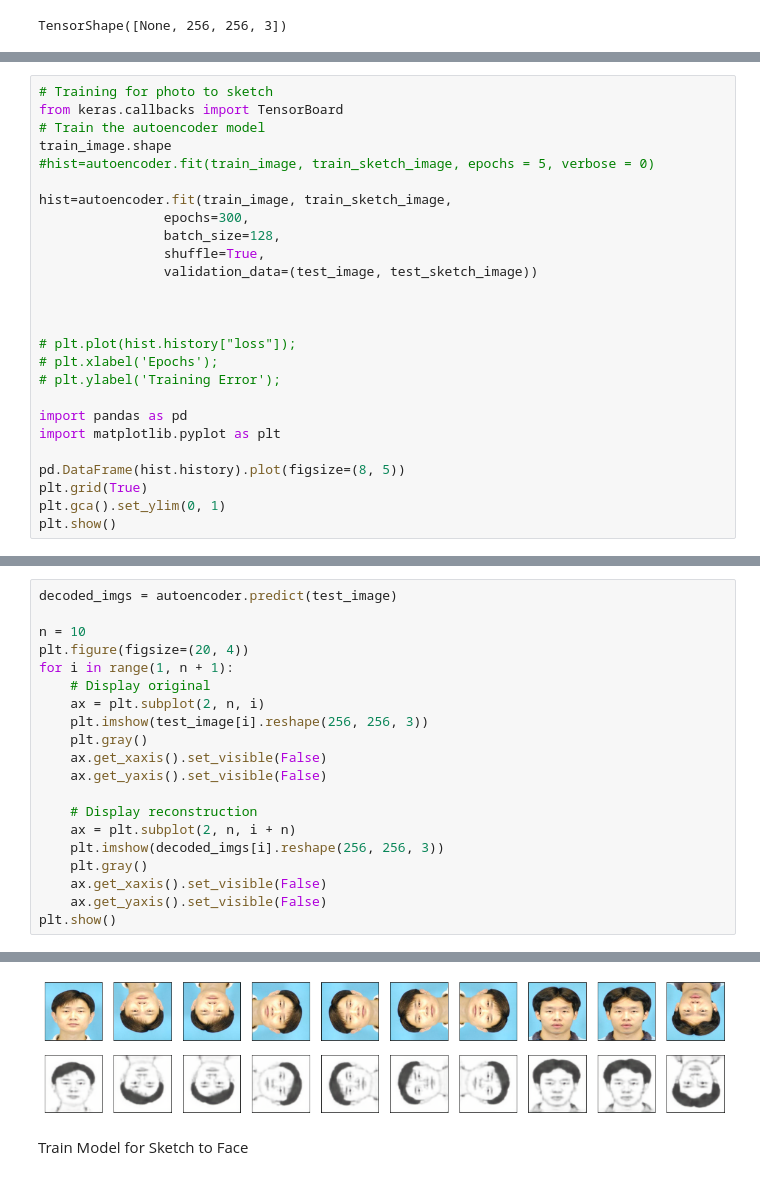
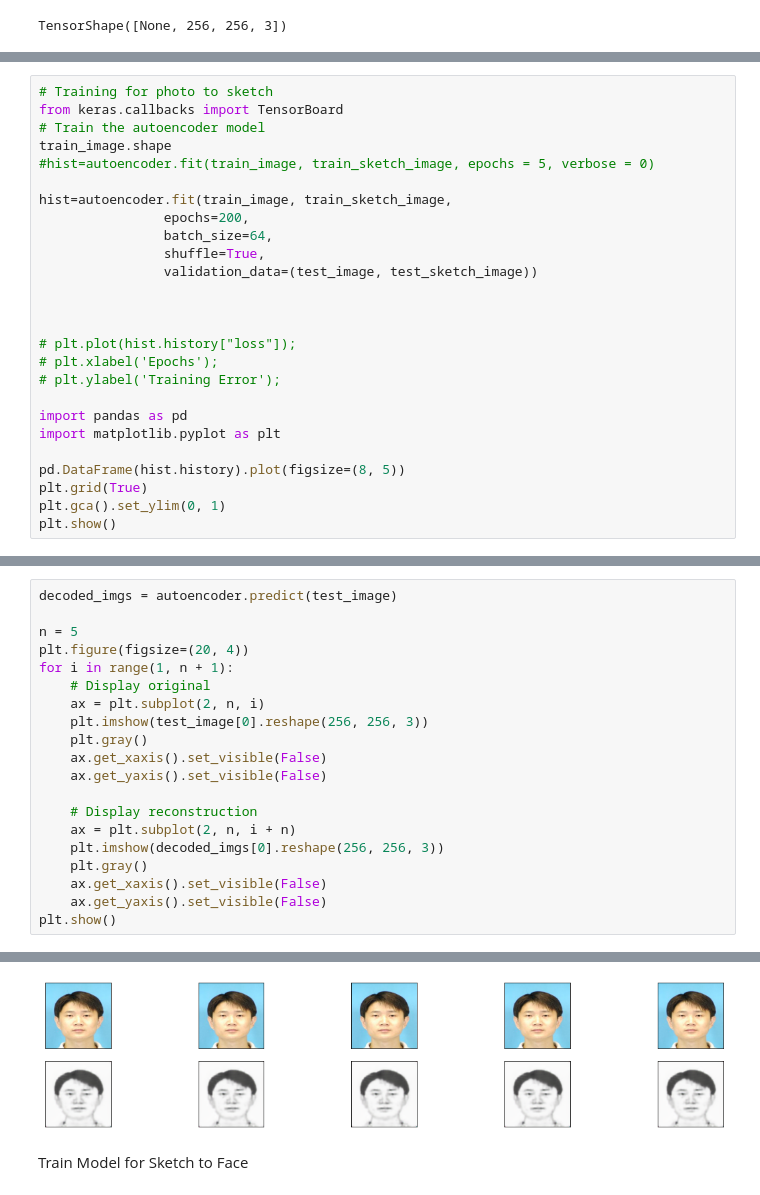
Before and after one commit to MithunKiniStar/AutoEncodersFaceSketch, a Jupyter notebook: Deep_Convolutional_autoencoder.ipynb, the cells around one changed output, grey strips where cells are left out. Cells and saved outputs as stored; diff of their text form.

```diff
--- a/Deep_Convolutional_autoencoder.ipynb
+++ b/Deep_Convolutional_autoencoder.ipynb
@@ -376,8 +205,8 @@ train_image.shape
 #hist=autoencoder.fit(train_image, train_sketch_image, epochs = 5, verbose = 0)
 
 hist=autoencoder.fit(train_image, train_sketch_image,
-                epochs=300,
-                batch_size=128,
+                epochs=200,
+                batch_size=64,
                 shuffle=True,
                 validation_data=(test_image, test_sketch_image))
 
@@ -416,19 +254,19 @@ Epoch 300/300
 # %%
 decoded_imgs = autoencoder.predict(test_image)
 
-n = 10
+n = 5
 plt.figure(figsize=(20, 4))
 for i in range(1, n + 1):
     # Display original
     ax = plt.subplot(2, n, i)
-    plt.imshow(test_image[i].reshape(256, 256, 3))
+    plt.imshow(test_image[0].reshape(256, 256, 3))
     plt.gray()
     ax.get_xaxis().set_visible(False)
     ax.get_yaxis().set_visible(False)
 
     # Display reconstruction
     ax = plt.subplot(2, n, i + n)
-    plt.imshow(decoded_imgs[i].reshape(256, 256, 3))
+    plt.imshow(decoded_imgs[0].reshape(256, 256, 3))
     plt.gray()
     ax.get_xaxis().set_visible(False)
     ax.get_yaxis().set_visible(False)
@@ -447,4 +280,4 @@ Clipping input data to the valid range for imshow with RGB data ([0..1] for floa
-[figure, old version]
+[figure, new version]
 # %% [markdown]
 Train Model for Sketch to Face
 # %%
```
Also changed, not shown: parts of 8 cells of this notebook.
